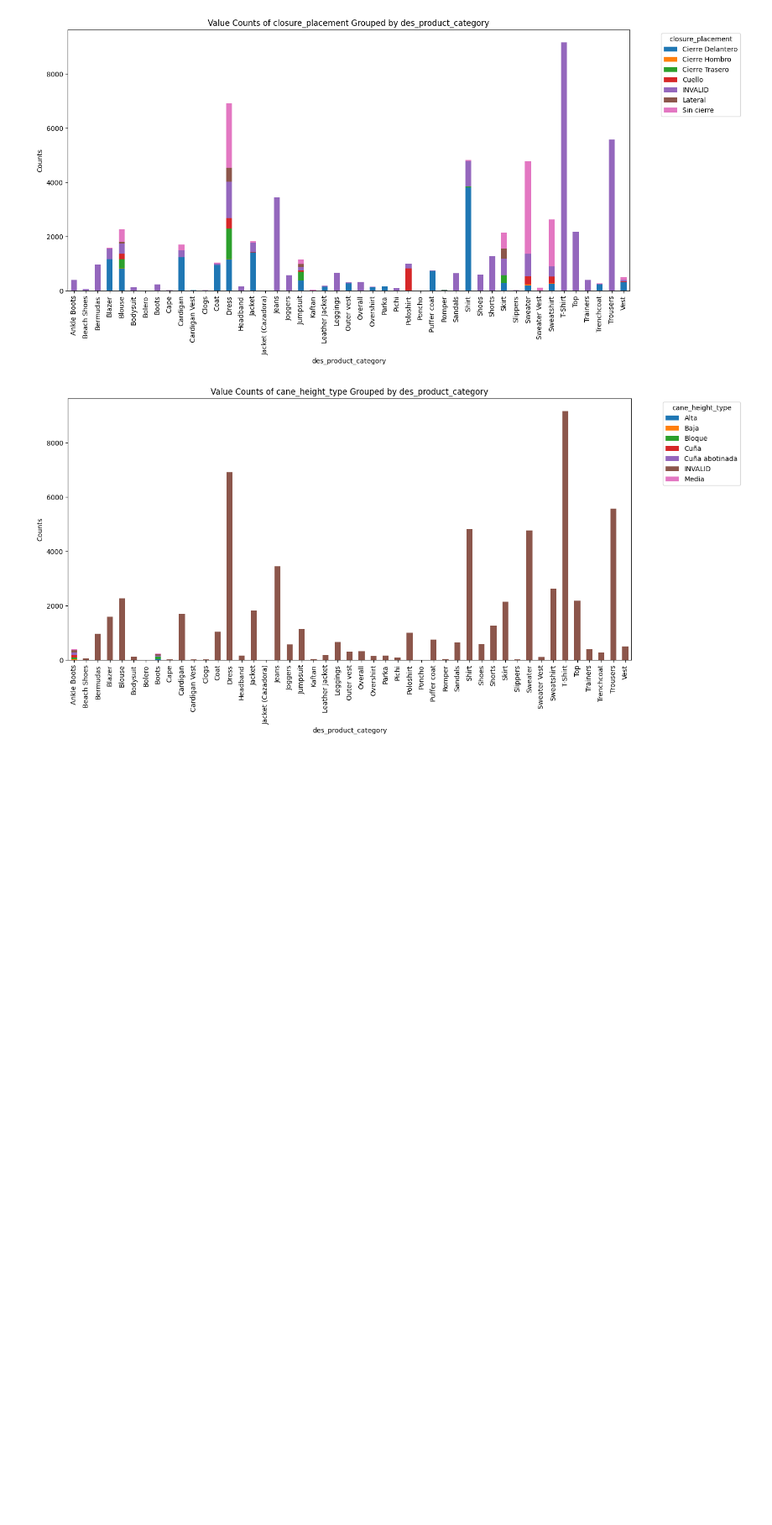
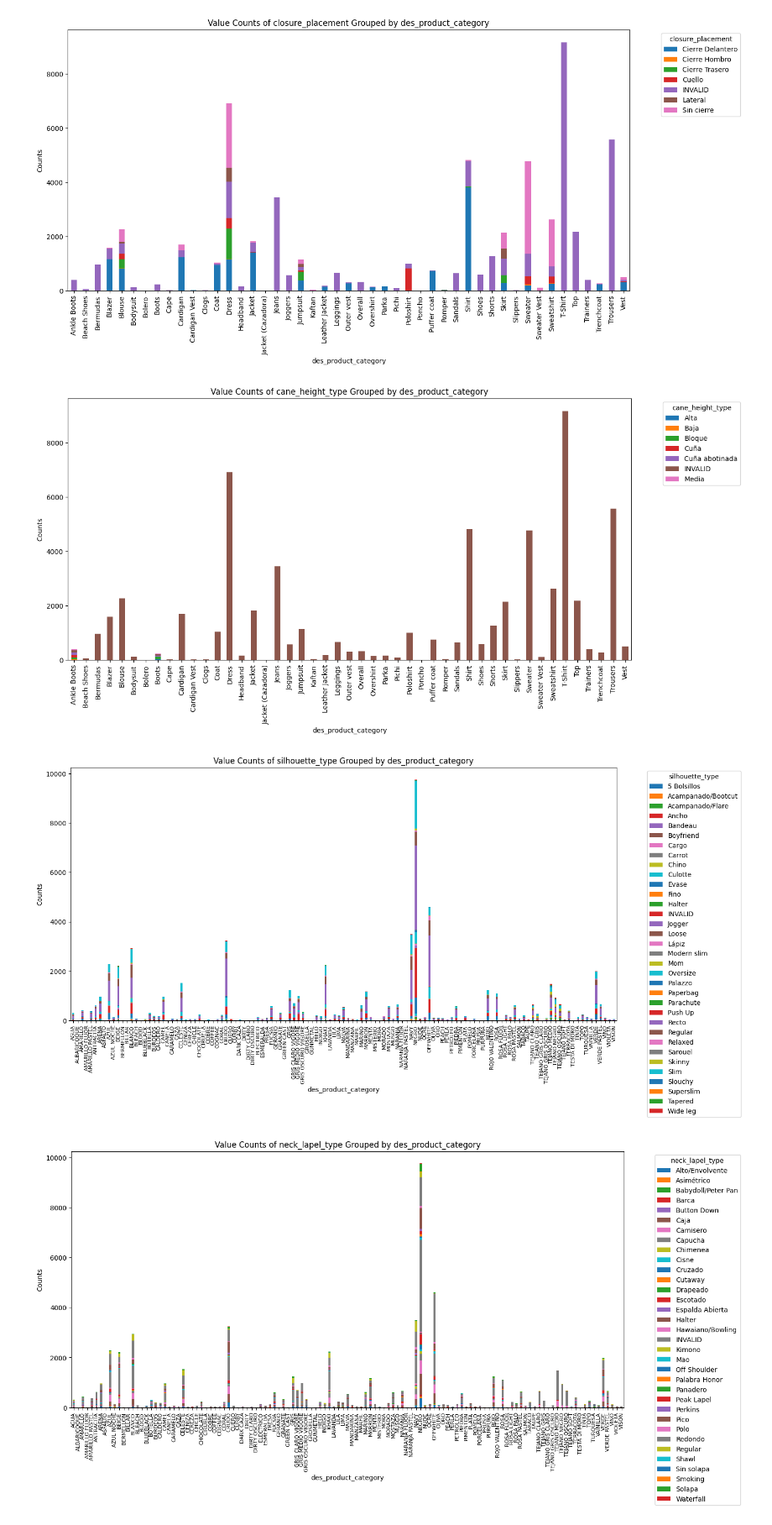
Before and after one commit to gerard-grau/Street-Style-2-Encoding, a Jupyter notebook: EDA.ipynb, the cells around one changed output. Shown at 84% size. Cells and saved outputs as stored; diff of their text form; code cells hidden in the pictures; blank space fills up the shorter version.

```diff
--- a/EDA.ipynb
+++ b/EDA.ipynb
@@ -93,3 +79,17 @@ for column in columns_to_analyze:
 [figure]
 [figure]
 [figure]
+# %%
+# Group by 'des_product_category' and plot the value counts for each column in a bar chart
+for column in columns_to_analyze:
+    grouped = df.groupby('des_color')[column].value_counts().unstack().fillna(0)
+    grouped.plot(kind='bar', stacked=True, figsize=(15, 7))
+    plt.title(f'Value Counts of {column} Grouped by des_product_category')
+    plt.xlabel('des_product_category')
+    plt.ylabel('Counts')
+    plt.legend(title=column, bbox_to_anchor=(1.05, 1), loc='upper left')
+    plt.xticks(fontsize=8)
+    plt.show()
+# %% [output]
+[figure, added]
+[figure, added]
```
Also changed, not shown: parts of 4 cells of this notebook.
